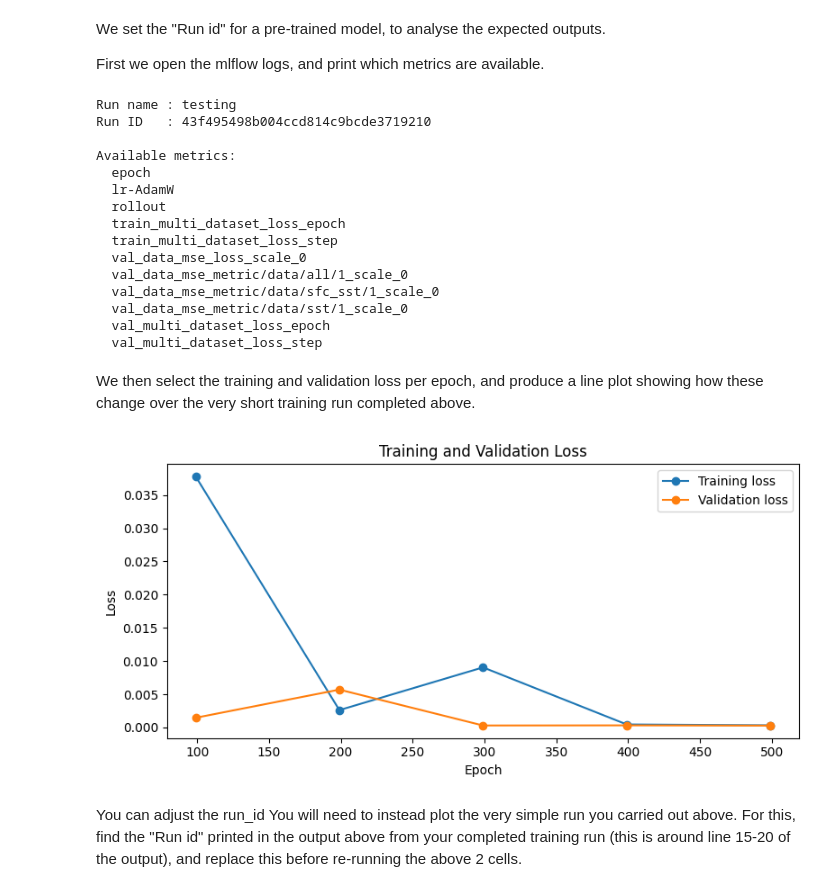
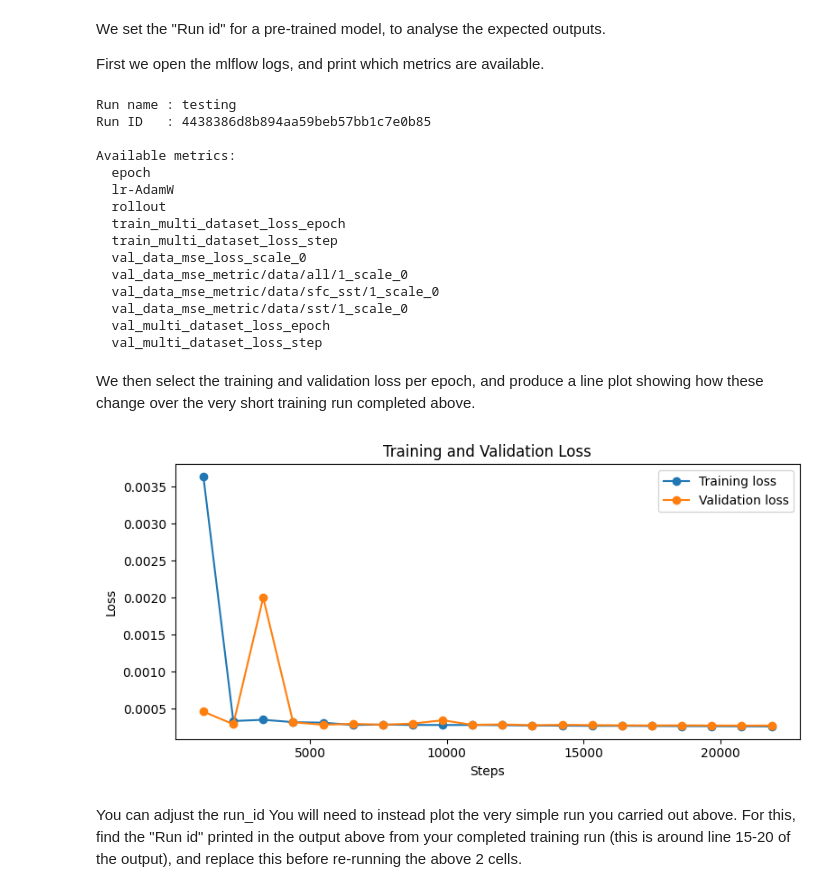
Before and after one commit to aydogduali/ToySSTProblem, a Jupyter notebook: training_ToySST.ipynb, the cells around one changed output. Saved outputs shown, nothing was run; the diff lists cells and outputs as text; code cells hidden in the pictures.

```diff
--- a/training_ToySST.ipynb
+++ b/training_ToySST.ipynb
@@ -21,5 +71,5 @@ pip install -r requirements.txt
 # %%
-# Let's start by importing the necessary modules
+# Importing the necessary modules
 import yaml
 from omegaconf import OmegaConf
 from pathlib import Path
@@ -29,7 +79,7 @@ from pathlib import Path
 from IPython.display import display, Image
 
 # Load our minimal configuration file
-config_path = Path("training_configs/ToySST.yaml")
+config_path = Path("./training_configs/ToySST.yaml")
 with open(config_path, 'r') as f:
     config = yaml.safe_load(f)
 
@@ -39,6 +89,8 @@ import pandas as pd
 import matplotlib.pyplot as plt
 from pathlib import Path
 
+import zarr, s3fs
+
 %matplotlib inline
 # %% [markdown]
 ## Building Our Training Config
@@ -352,7 +424,7 @@ First we open the mlflow logs, and print which metrics are available.
 # %%
 
 # Set the runId for the run you'd like to investigate.
-run_id = "43f495498b004ccd814c9bcde3719210"
+run_id = "4438386d8b894aa59beb57bb1c7e0b85"
 
 # Connect to the local MLflow tracking server (here a local directory) used by anemoi-training
 tracking_uri = f"file://{os.getcwd()}/training_outputs/logs/mlflow"
@@ -366,7 +438,7 @@ for k in sorted(run.data.metrics.keys()):
     print(f"  {k}")
 # %% [output]
 Run name : testing
-Run ID   : 43f495498b004ccd814c9bcde3719210
+Run ID   : 4438386d8b894aa59beb57bb1c7e0b85
 
 Available metrics:
   epoch
@@ -385,29 +457,29 @@ We then select the training and validation loss per epoch, and produce a line pl
 # %%
 
 # Fetch the training and validation loss recorded each epoch
 metric_names = ["train_multi_dataset_loss_epoch", "val_multi_dataset_loss_epoch"]
 
 records = []
 for metric in metric_names:
     for entry in client.get_metric_history(run_id, metric):
         records.append({"metric": metric, "epoch": entry.step, "loss": entry.value})
 
 df = pd.DataFrame(records)
 
 # Plot
 fig, ax = plt.subplots(figsize=(8, 4))
 for metric, label in zip(metric_names, ["Training loss", "Validation loss"]):
     subset = df[df["metric"] == metric].sort_values("epoch")
     ax.plot(subset["epoch"], subset["loss"], "-o", label=label)
 
-ax.set_xlabel("Epoch")
+ax.set_xlabel("Steps")
 ax.set_ylabel("Loss")
 ax.set_title("Training and Validation Loss")
 ax.legend()
 plt.tight_layout()
 plt.show()
 # %% [output]
-[figure, old version]
+[figure, new version]
 # %% [markdown]
 You can adjust the run_id You will need to instead plot the very simple run you carried out above. For this, find the "Run id" printed in the output above from your completed training run (this is around line 15-20 of the output), and replace this before re-running the above 2 cells.
 # %% [markdown]
```
Also changed, not shown: parts of 13 cells of this notebook, 4 other files.
